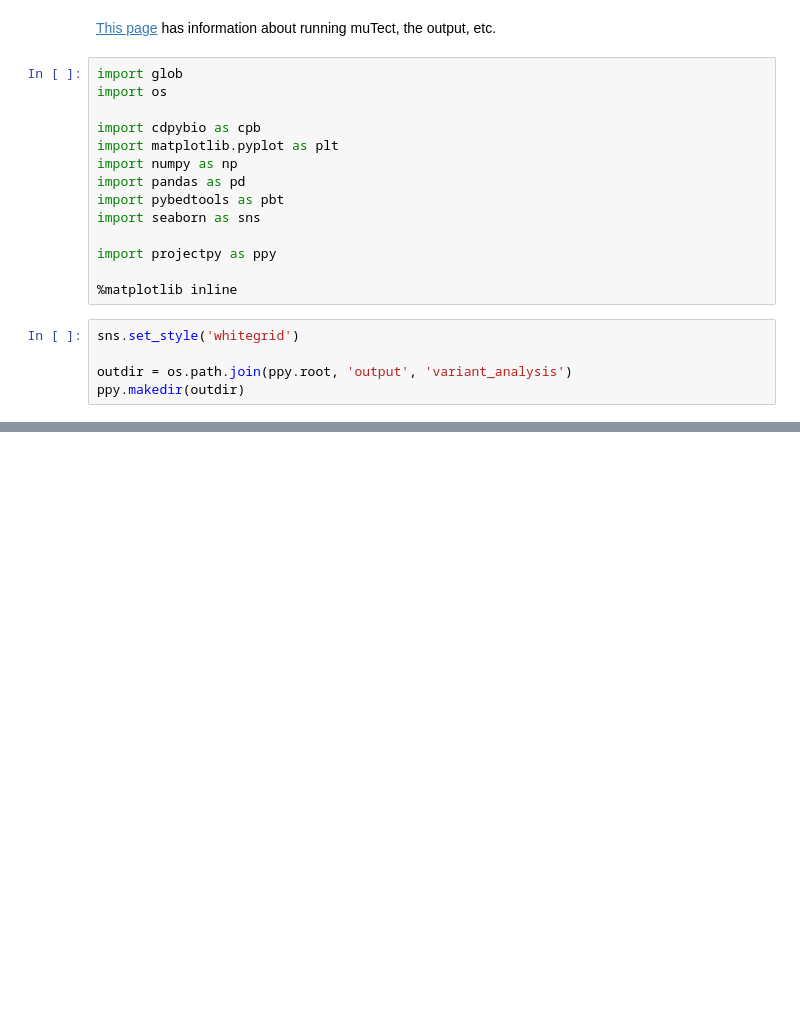
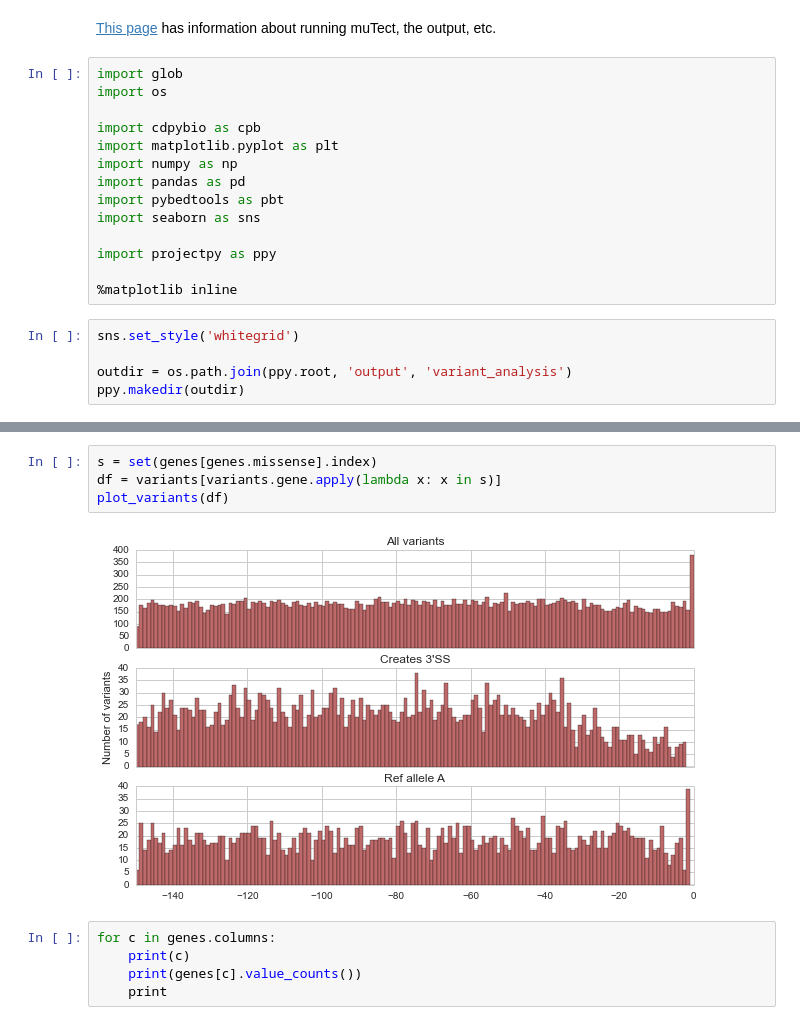
Before and after one commit to cdeboever3/pptmut, a Jupyter notebook: notebooks/Variant Analysis.ipynb, the cells around one changed output, grey strips where cells are left out. Saved outputs shown, nothing was run; the diff lists cells and outputs as text; blank space fills up the shorter version.

```diff
--- a/notebooks/Variant Analysis.ipynb
+++ b/notebooks/Variant Analysis.ipynb
@@ -217,0 +173,11 @@ plt.xlim(-150,0);
+# %%
+s = set(genes[genes.missense].index)
+df = variants[variants.gene.apply(lambda x: x in s)]
+plot_variants(df)
+# %% [output]
+[figure, added]
+# %%
+for c in genes.columns:
+    print(c)
+    print(genes[c].value_counts())
+    print
```
Also changed, not shown: parts of 15 cells of this notebook, 2 other files.
